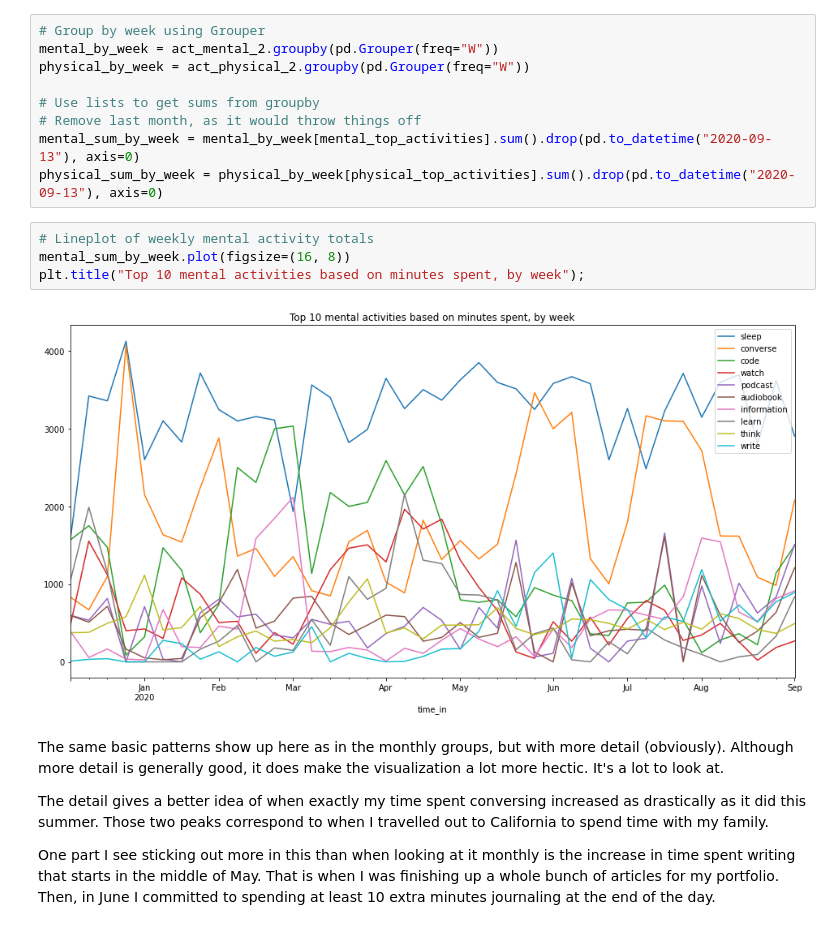
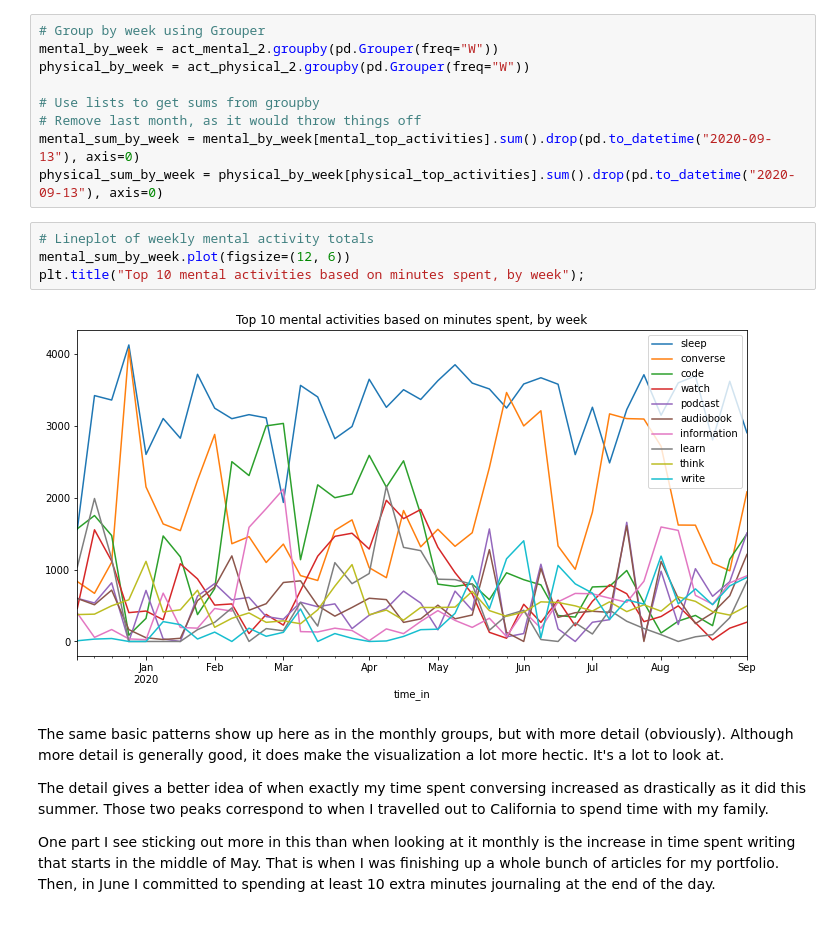
Before and after one commit to tobias-fyi/savor_data_pages, a Jupyter notebook: _notebooks/2020-09-07-savor_data_eda_viz.ipynb, the cells around one changed output. Saved outputs shown, nothing was run; the diff lists cells and outputs as text.

```diff
--- a/_notebooks/2020-09-07-savor_data_eda_viz.ipynb
+++ b/_notebooks/2020-09-07-savor_data_eda_viz.ipynb
@@ -512,10 +513,10 @@ mental_sum_by_week = mental_by_week[mental_top_activities].sum().drop(pd.to_date
 physical_sum_by_week = physical_by_week[physical_top_activities].sum().drop(pd.to_datetime("2020-09-13"), axis=0)
 # %%
 # Lineplot of weekly mental activity totals
-mental_sum_by_week.plot(figsize=(16, 8))
+mental_sum_by_week.plot(figsize=(12, 6))
 plt.title("Top 10 mental activities based on minutes spent, by week");
 # %% [output]
-[figure, old version]
+[figure, new version]
 # %% [markdown]
 The same basic patterns show up here as in the monthly groups, but with more detail (obviously). Although more detail is generally good, it does make the visualization a lot more hectic. It's a lot to look at.
 
```
Also changed, not shown: parts of 12 cells of this notebook.
